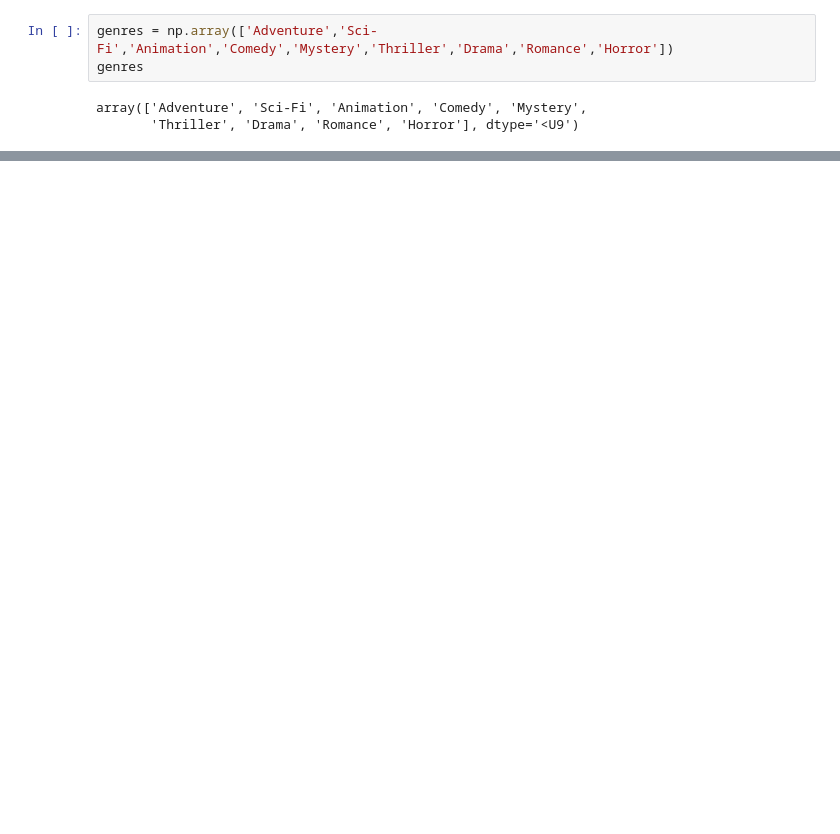
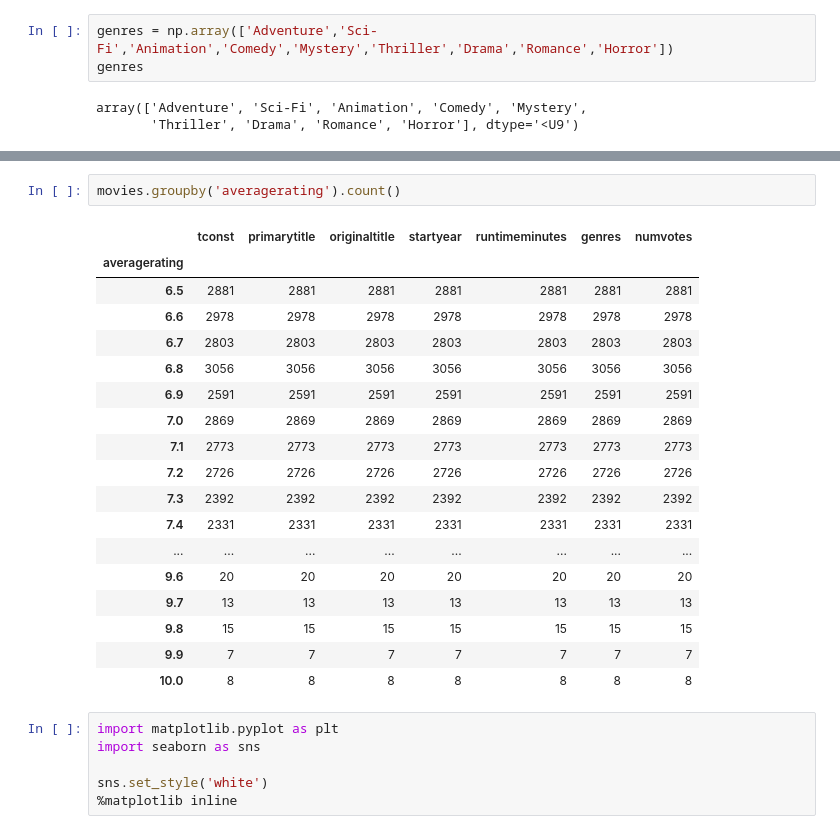
Before and after one commit to dsilan/MovieRecommendation, a Jupyter notebook: MovieRecommendation.ipynb, the cells around one changed output, grey strips where cells are left out. Drawn from its saved outputs; the diff is of its cells as text; blank space fills up the shorter version.

```diff
--- a/MovieRecommendation.ipynb
+++ b/MovieRecommendation.ipynb
@@ -70,0 +88,27 @@ array(['Adventure', 'Sci-Fi', 'Animation', 'Comedy', 'Mystery',
+# %%
+movies.groupby('averagerating').count()
+# %% [output]
+|  | tconst | primarytitle | originaltitle | startyear | runtimeminutes | genres | numvotes |
+| averagerating |  |  |  |  |  |  |  |
+| 6.5 | 2881 | 2881 | 2881 | 2881 | 2881 | 2881 | 2881 |
+| 6.6 | 2978 | 2978 | 2978 | 2978 | 2978 | 2978 | 2978 |
+| 6.7 | 2803 | 2803 | 2803 | 2803 | 2803 | 2803 | 2803 |
+| 6.8 | 3056 | 3056 | 3056 | 3056 | 3056 | 3056 | 3056 |
+| 6.9 | 2591 | 2591 | 2591 | 2591 | 2591 | 2591 | 2591 |
+| 7.0 | 2869 | 2869 | 2869 | 2869 | 2869 | 2869 | 2869 |
+| 7.1 | 2773 | 2773 | 2773 | 2773 | 2773 | 2773 | 2773 |
+| 7.2 | 2726 | 2726 | 2726 | 2726 | 2726 | 2726 | 2726 |
+| 7.3 | 2392 | 2392 | 2392 | 2392 | 2392 | 2392 | 2392 |
+| 7.4 | 2331 | 2331 | 2331 | 2331 | 2331 | 2331 | 2331 |
+| ... | ... | ... | ... | ... | ... | ... | ... |
+| 9.6 | 20 | 20 | 20 | 20 | 20 | 20 | 20 |
+| 9.7 | 13 | 13 | 13 | 13 | 13 | 13 | 13 |
+| 9.8 | 15 | 15 | 15 | 15 | 15 | 15 | 15 |
+| 9.9 | 7 | 7 | 7 | 7 | 7 | 7 | 7 |
+| 10.0 | 8 | 8 | 8 | 8 | 8 | 8 | 8 |
+# %%
+import matplotlib.pyplot as plt
+import seaborn as sns
+
+sns.set_style('white')
+%matplotlib inline
```
Also changed, not shown: parts of 2 cells of this notebook.
